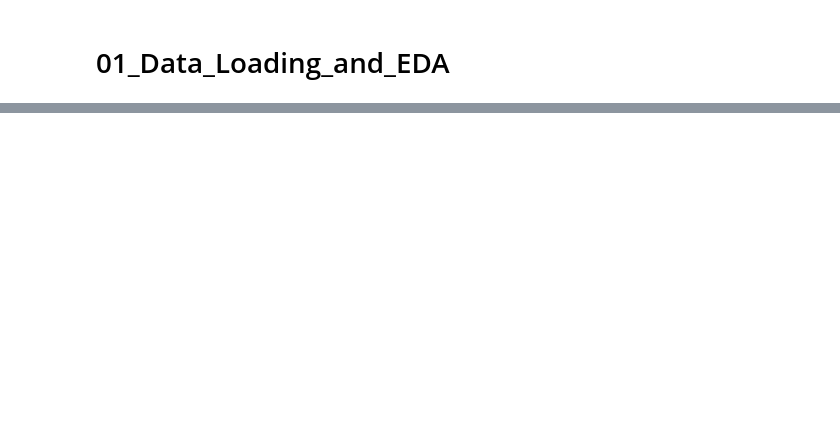
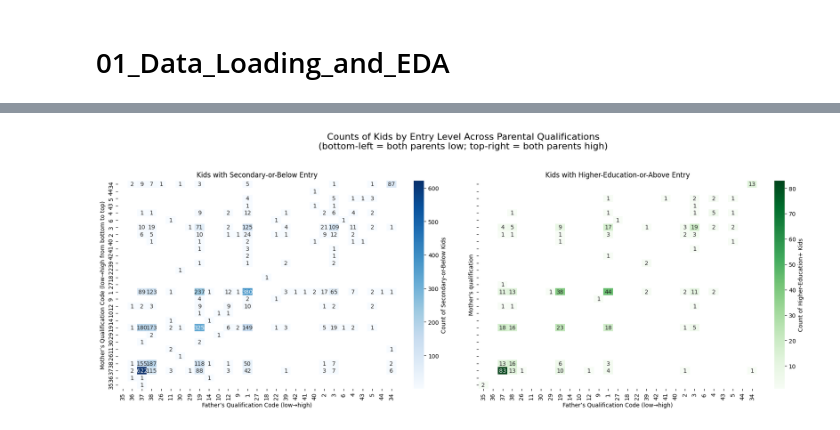
Before and after one commit to 21RM/Y3S2-AI-Proj2, a Jupyter notebook: notebooks/01_data_loading.ipynb, the cells around one changed output, grey strips where cells are left out. Drawn from its saved outputs; the diff is of its cells as text; code cells hidden in the pictures; blank space fills up the shorter version.

```diff
--- a/notebooks/01_data_loading.ipynb
+++ b/notebooks/01_data_loading.ipynb
@@ -77,0 +332,77 @@ plt.show()
+# %%
+import pandas as pd
+import matplotlib.pyplot as plt
+import seaborn as sns
+
+# 1. Load & clean your DataFrame (run first)
+df = pd.read_csv(r"..\data\data0.csv", sep=";")
+df.rename(columns=lambda c: c.strip(), inplace=True)
+
+# 2. Define child entry-level groups
+low_codes = [1, 9, 10, 12, 14, 15, 19, 38]     # Secondary-or-below
+high_codes = [2, 3, 4, 5, 6, 39, 40, 42, 43]   # Higher-education+
+
+# 3. Use your provided qual_order
+qual_order = [
+    35,36,37,38,26,11,30,29,19,14,10,12,9,1,
+    27,18,22,39,42,41,40,2,3,6,4,43,5,44,34
+]
+
+# 4. Build count matrices and reindex
+def build_mat(codes):
+    mat = (
+        df[df["Previous qualification"].isin(codes)]
+          .groupby(["Mother's qualification","Father's qualification"])
+          .size()
+          .unstack(fill_value=0)
+    )
+    # reindex with mother inverted, father normal
+    return mat.reindex(
+        index=qual_order[::-1],   # mother low→bottom, high→top
+        columns=qual_order,       # father low→left, high→right
+        fill_value=0
+    )
+
+low_mat  = build_mat(low_codes)
+high_mat = build_mat(high_codes)
+
+# 5. Mask off empty cells
+mask_low  = low_mat  == 0
+mask_high = high_mat == 0
+
+# 6. Plot
+fig, (ax1, ax2) = plt.subplots(1, 2, figsize=(18,7), sharey=True)
+plt.subplots_adjust(wspace=0.3)
+
+sns.heatmap(
+    low_mat,
+    mask=mask_low,
+    cmap="Blues",
+    annot=True, fmt="d",
+    ax=ax1,
+    cbar_kws={"label": "Count of Secondary-or-Below Kids"}
+)
+ax1.set_title("Kids with Secondary-or-Below Entry")
+ax1.set_xlabel("Father’s Qualification Code (low→high)")
+ax1.set_ylabel("Mother’s Qualification Code (low→high from bottom to top)")
+
+sns.heatmap(
+    high_mat,
+    mask=mask_high,
+    cmap="Greens",
+    annot=True, fmt="d",
+    ax=ax2,
+    cbar_kws={"label": "Count of Higher-Education+ Kids"}
+)
+ax2.set_title("Kids with Higher-Education-or-Above Entry")
+ax2.set_xlabel("Father’s Qualification Code (low→high)")
+
+plt.suptitle(
+    "Counts of Kids by Entry Level Across Parental Qualifications\n"
+    "(bottom-left = both parents low; top-right = both parents high)",
+    fontsize=16
+)
+plt.tight_layout(rect=[0,0,1,0.95])
+plt.show()
+# %% [output]
+[figure, added]
```
Also changed, not shown: parts of 37 cells of this notebook, 2 other files.
